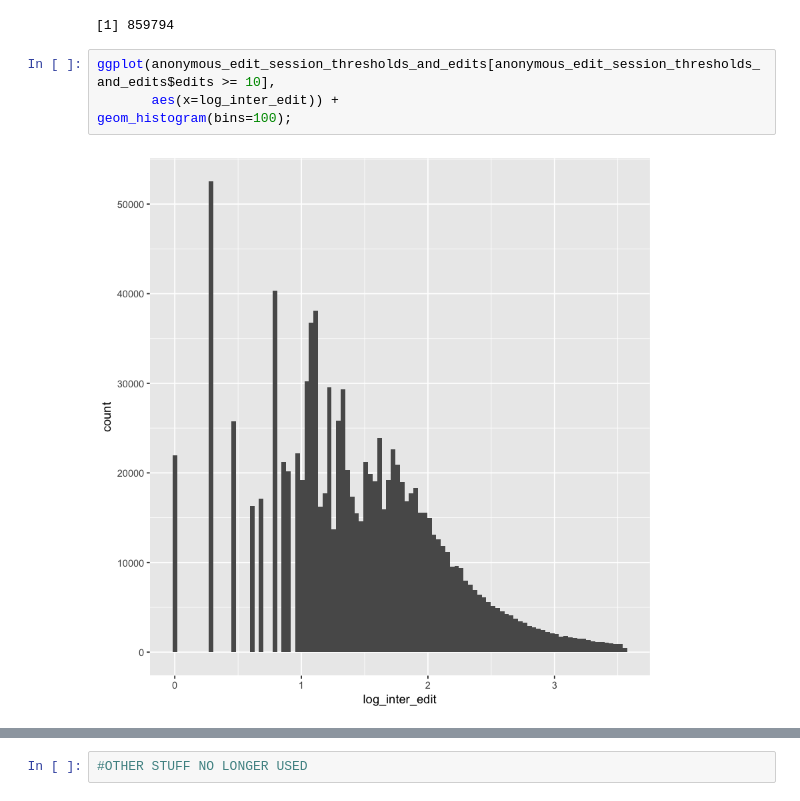
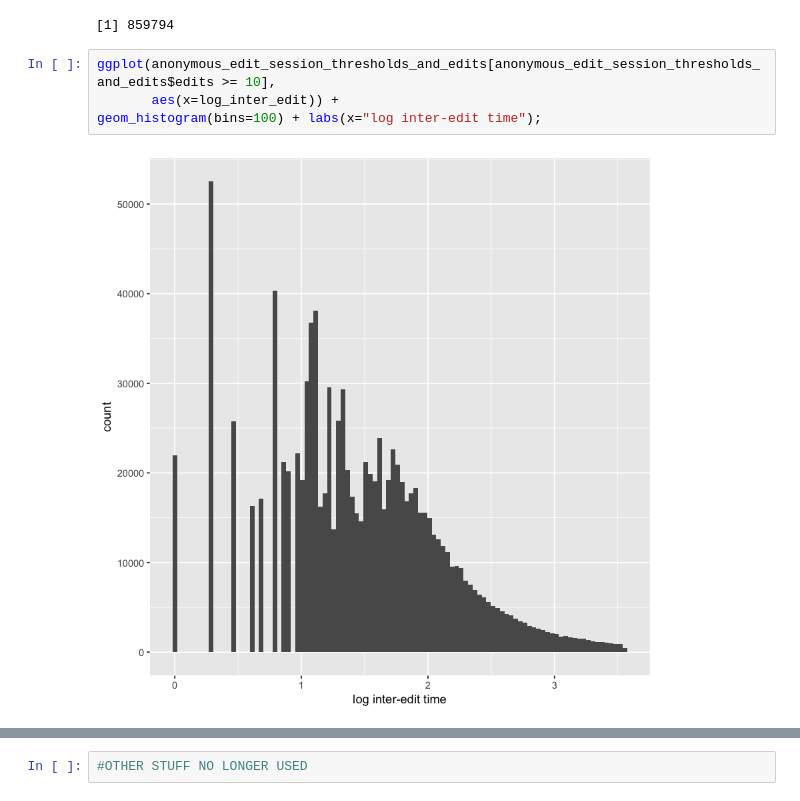
Before and after one commit to hall1467/wikidata_usage_tracking, a Jupyter notebook: jupyter_notebooks/edit_type_analyses/anonymous_user_edit_predictions_inter_edit_timing_I2.ipynb, the cells around one changed output, grey strips where cells are left out. Cells and saved outputs as stored; diff of their text form.

```diff
--- a/jupyter_notebooks/edit_type_analyses/anonymous_user_edit_predictions_inter_edit_timing_I2.ipynb
+++ b/jupyter_notebooks/edit_type_analyses/anonymous_user_edit_predictions_inter_edit_timing_I2.ipynb
@@ -126,9 +126,9 @@ nrow(anonymous_edit_session_thresholds_and_edits_recall_100_percent)
 # %%
 ggplot(anonymous_edit_session_thresholds_and_edits[anonymous_edit_session_thresholds_and_edits$edits >= 10],
        aes(x=log_inter_edit)) +
-geom_histogram(bins=100);
+geom_histogram(bins=100) + labs(x="log inter-edit time");
 # %% [output]
-[figure, old version]
+[figure, new version]
 # %%
 ggplot(anonymous_edit_session_thresholds_and_edits_recall_point_one_percent[anonymous_edit_session_thresholds_and_edits_recall_point_one_percent$edits >= 10],
        aes(x=log_inter_edit)) +
```
Also changed, not shown: parts of 11 cells of this notebook.
